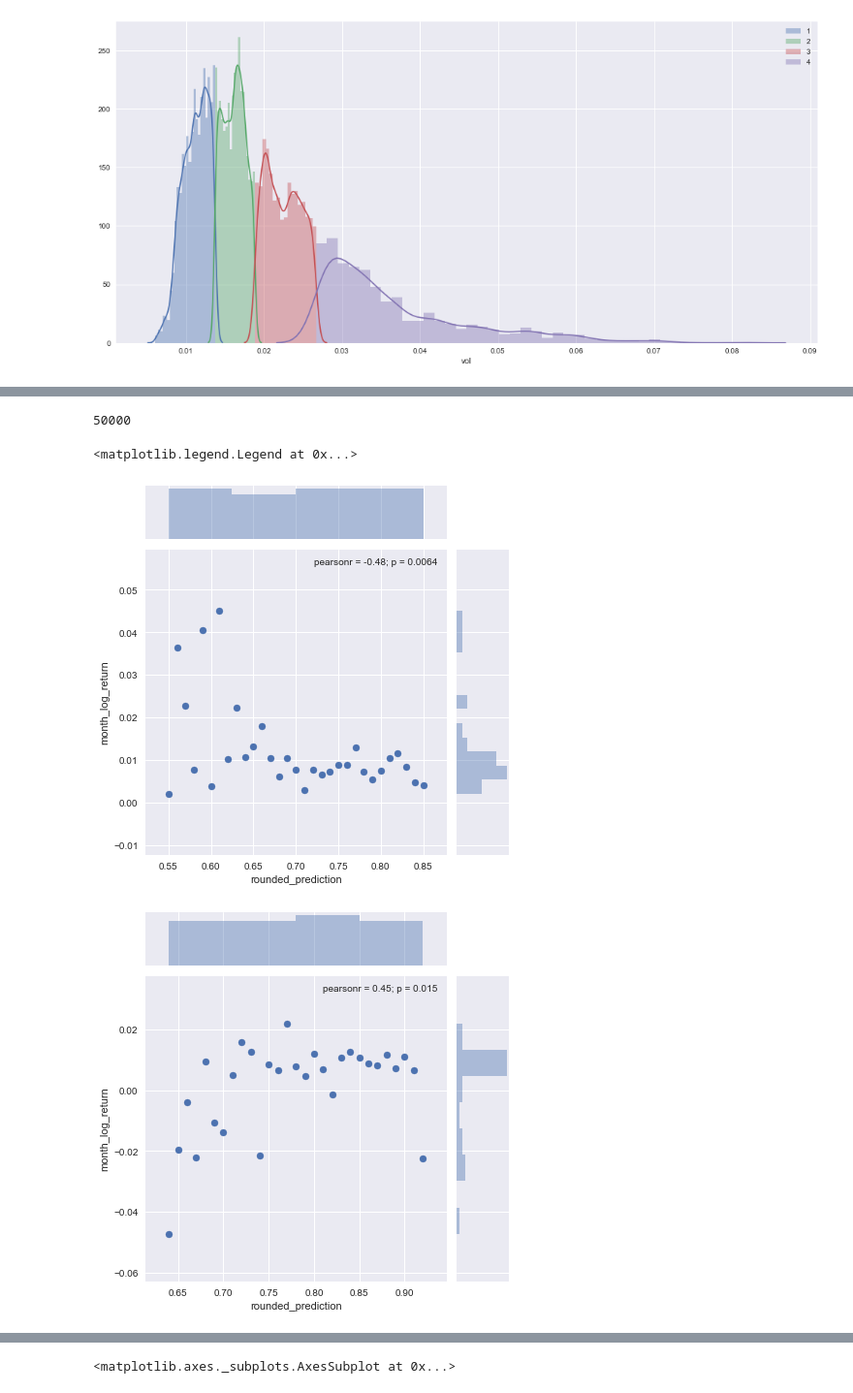
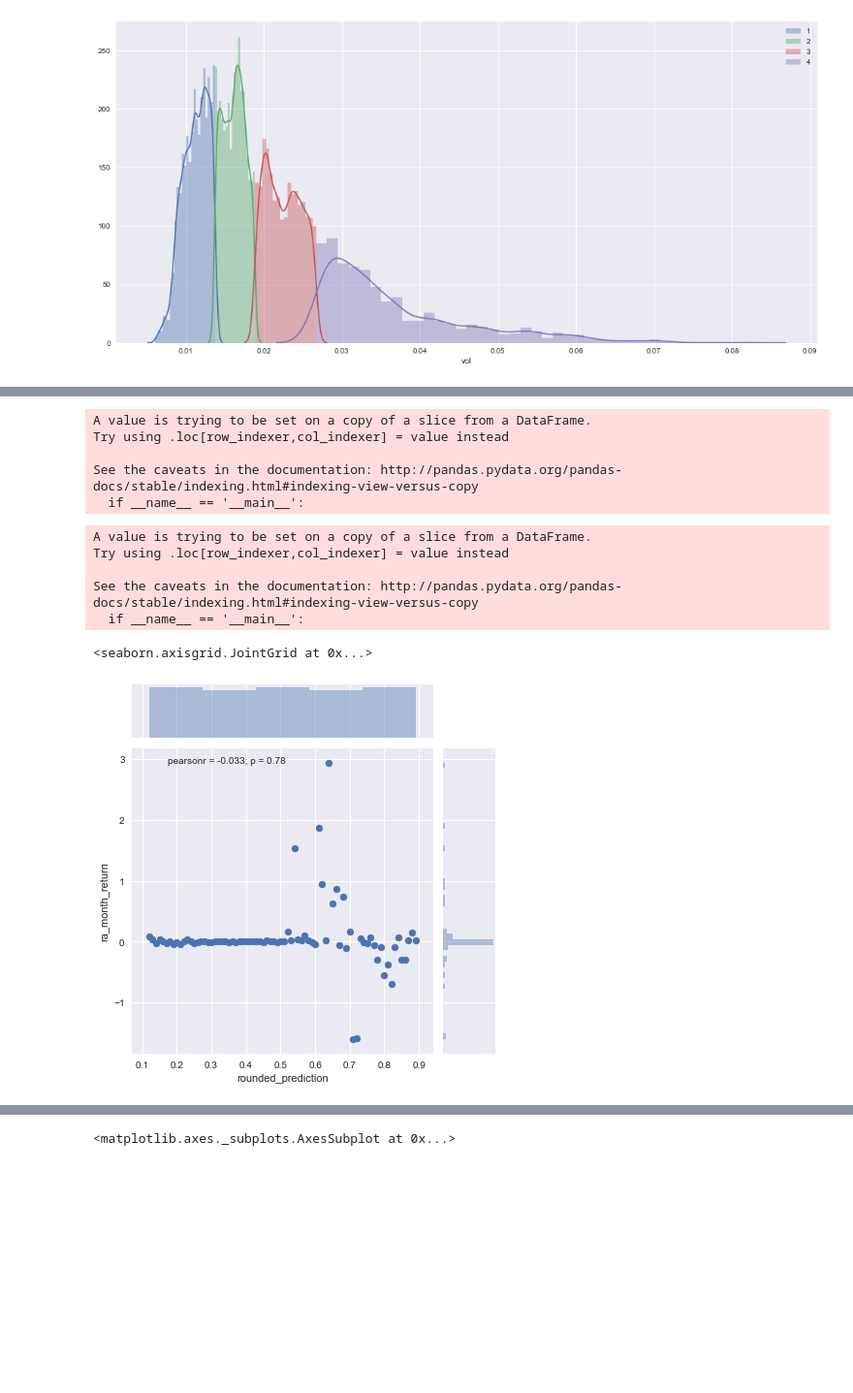
Before and after one commit to bglick13/Bayesian-Stock-Models, a Jupyter notebook: Vol adjusted pooling - momentum.ipynb, the cells around one changed output, grey strips where cells are left out. Shown at 97% size. Saved outputs shown, nothing was run; the diff lists cells and outputs as text; code cells hidden in the pictures; blank space fills up the shorter version.

```diff
--- a/Vol adjusted pooling - momentum.ipynb
+++ b/Vol adjusted pooling - momentum.ipynb
@@ -113,3 +135,20 @@ tickers = dict(
+# %%
+def corr_helper(row, *args):
+    correl = args[0]
+    try:
+        return correl['SPY'][row.Date][row.ticker]
+    except KeyError:
+        return np.nan
+# %%
+def calc_momentum(combined, fast_window=7, slow_window=25):
+    for ticker in combined['ticker'].unique():
+        combined.loc[combined['ticker'] == ticker, 'fast'] =\
+        combined.loc[combined['ticker'] == ticker, 'Close'].rolling(fast_window).mean()
+
+        combined.loc[combined['ticker'] == ticker, 'slow'] =\
+        combined.loc[combined['ticker'] == ticker, 'Close'].rolling(slow_window).mean()
+
+    return pd.to_numeric((combined['fast'] - combined['slow']) / combined['slow'])
 # %%
 def build_prices_dfs(tickers, n_categories=3):
     out = dict()
@@ -314,27 +425,26 @@ pm.traceplot(trace);
 # %%
 def calc_prediction_helper(row):
-#     rt = row.momentum * np.mean(trace['a_security'][:, row.security_enc])
-#     print("{} = {} * {} + {}".format(rt, row.momentum,
-#                                      np.mean(trace['a_security'][:, row.security_enc]),
-#                                     np.mean(trace['b_security'][:, row.security_enc])))
-    a = (row.momentum * trace['a_mom'] +
-         row.vol * trace['a_vol'] +
-         trace['b_security'][:, row.category_enc])
+    a = (row.momentum * trace['a_mom'][:, row.category] +
+         row.beta_abs * trace['a_beta'] +
+         trace['b_security'][:, row.category])
     return np.mean(a > 0)
-# %%
-len(combined)
-# %% [output]
-50000
 # %%
-combined['prediction'] = combined.apply(calc_prediction_helper, axis=1)
+test['prediction'] = test.apply(calc_prediction_helper, axis=1)
+# %% [output]
+A value is trying to be set on a copy of a slice from a DataFrame.
+Try using .loc[row_indexer,col_indexer] = value instead
+
+See the caveats in the documentation: http://pandas.pydata.org/pandas-docs/stable/indexing.html#indexing-view-versus-copy
+  if __name__ == '__main__':
 # %%
-combined['rounded_prediction'] = combined['prediction'].round(2)
-legend = []
-for key, grp in combined.groupby('category'):
-    sns.jointplot(grp.groupby('rounded_prediction').mean()['month_log_return'].index, grp.groupby('rounded_prediction').mean()['month_log_return'])
-    legend.append(key)
-plt.legend(legend)
+test['rounded_prediction'] = test['prediction'].round(2)
+sns.jointplot(test.groupby('rounded_prediction').mean()['ra_month_return'].index,
+              test.groupby('rounded_prediction').mean()['ra_month_return'])
 # %% [output]
-<matplotlib.legend.Legend at 0x...>
+A value is trying to be set on a copy of a slice from a DataFrame.
+Try using .loc[row_indexer,col_indexer] = value instead
+
+See the caveats in the documentation: http://pandas.pydata.org/pandas-docs/stable/indexing.html#indexing-view-versus-copy
+  if __name__ == '__main__':
+<seaborn.axisgrid.JointGrid at 0x...>
-[figure, old version]
+[figure, new version]
-[figure, removed]
```
Also changed, not shown: parts of 16 cells of this notebook, 9 other files.
